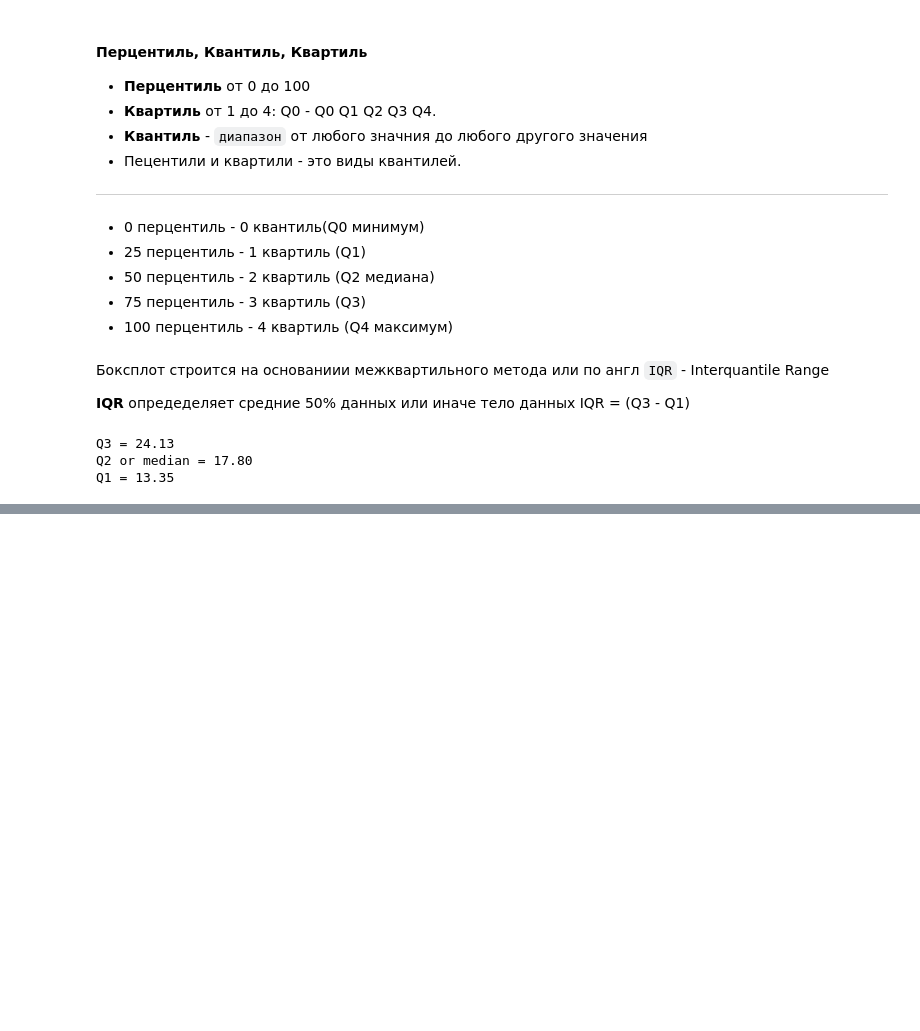
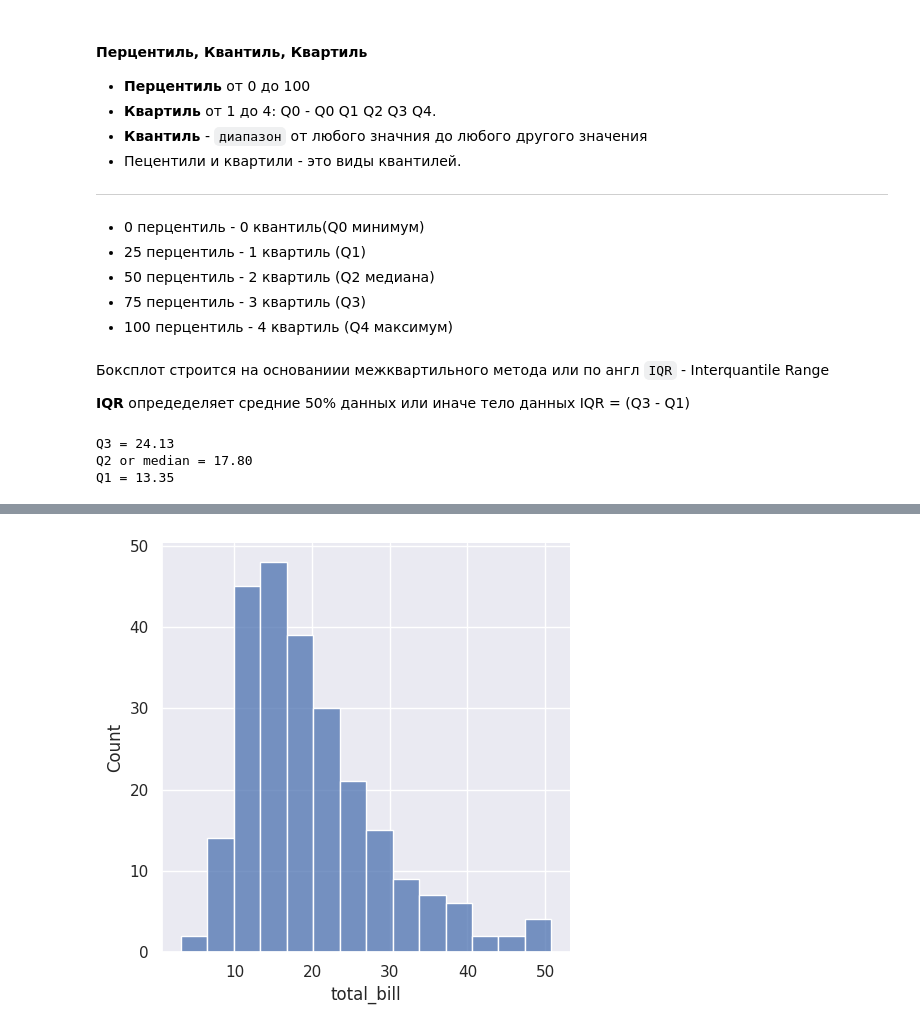
Before and after one commit to cucumberian/mathshub, a Jupyter notebook: lesson-17_seminar/lesson-17-mt.ipynb, the cells around one changed output, grey strips where cells are left out. Saved outputs shown, nothing was run; the diff lists cells and outputs as text; code cells hidden in the pictures; blank space fills up the shorter version.

```diff
--- a/lesson-17_seminar/lesson-17-mt.ipynb
+++ b/lesson-17_seminar/lesson-17-mt.ipynb
@@ -78,0 +170,4 @@ Q1 = 13.35
+# %%
+sns.displot(tips.total_bill);
+# %% [output]
+[figure, added]
```
Also changed, not shown: parts of 14 cells of this notebook.
